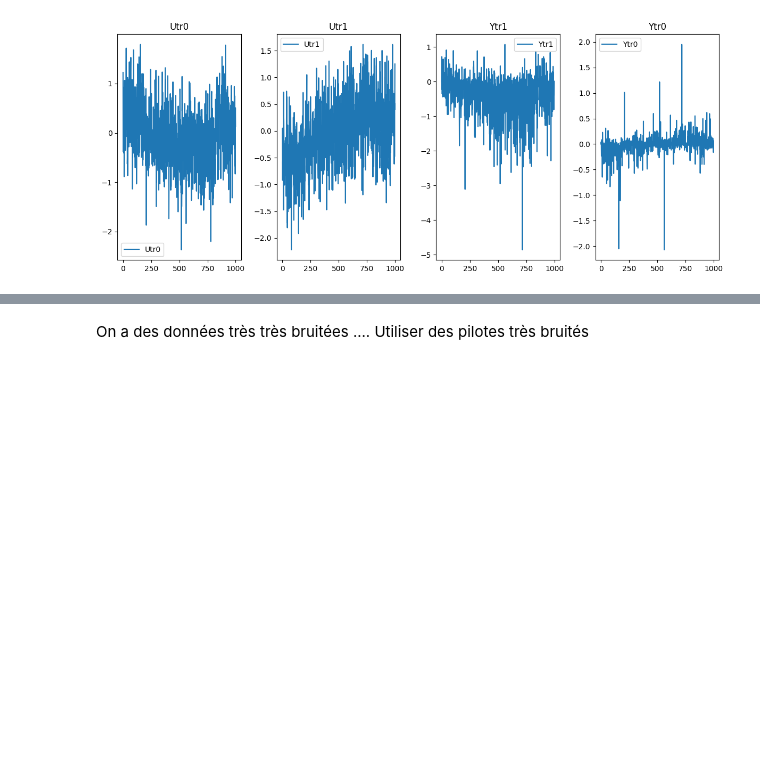
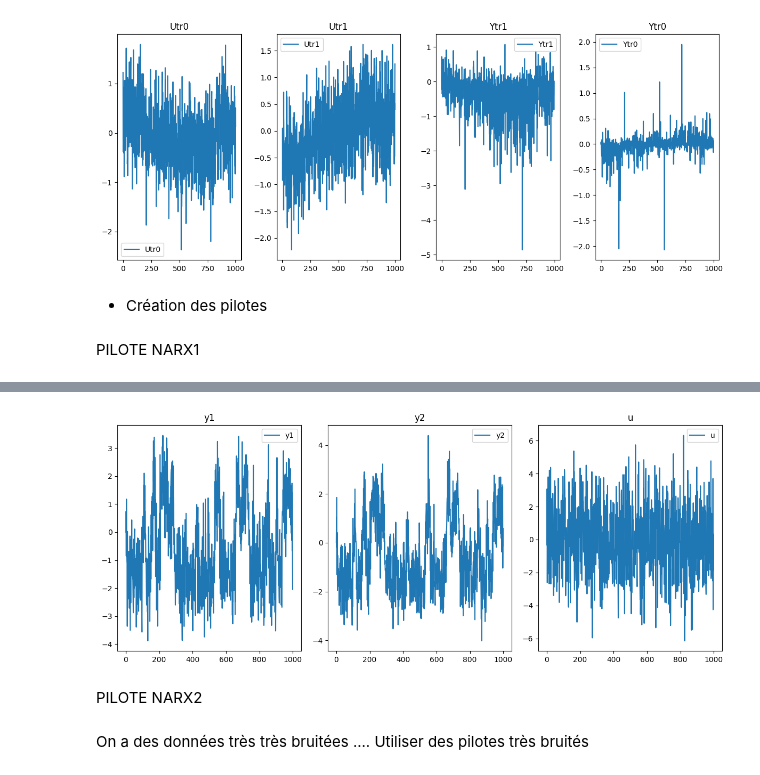
Before and after one commit to Mathis-Vrgt/projet-infoF422, a Jupyter notebook: projet.ipynb, the cells around one changed output, grey strips where cells are left out. Drawn from its saved outputs; the diff is of its cells as text; code cells hidden in the pictures; blank space fills up the shorter version.

Commit message:
génération de NARX1

```diff
--- a/projet.ipynb
+++ b/projet.ipynb
@@ -93,3 +93,67 @@ Uts2 shape: (1000, 2)
 3 -0.235810  0.020866
 4 -0.080339 -0.352666
 [figure]
+# %% [markdown]
+- Création des pilotes
+# %% [markdown]
+PILOTE NARX1
+# %%
+n_points = 1000
+# création des pilotes donnés dans l'énoncé
+
+# génération de U
+U_Narx1_train = pd.DataFrame(columns=['u'])
+Y_Narx1_train = pd.DataFrame(columns=['y1', 'y2'])
+# générer U qui suit une distribution normale (moyenne 0, écart-type 2) : mon choix
+# arbitraire
+U_Narx1_train['u'] = np.random.normal(0, 2, size=n_points+1)
+# n+1 points car on a u-1 qui doit être défini pour générer y1_1 et y2_1 :
+# on change sa valeur en 0 après
+U_Narx1_train.loc[0, 'u'] = 0 # pour respecter l'énoncé =u-1 = 0
+U_Narx1_train.loc[1, 'u'] = 0 # u0 = 0
+
+print(U_Narx1_train.head())
+print("shape U", U_Narx1_train.shape)
+
+
+# génération de Y
+# y1_0 = 0, y2_0 = 0 # cf énoncé : je me mets dans le m^me cas que les données réelles
+# à prédire (exo principal du projet)
+y1_0 = 0
+y2_0 = 0
+# y-1 = 0, y-2 = 0 # cf énoncé, nécessaire pour générer y1_1 et y2_1
+y1_minus_1 = 0
+y2_minus_1 = 0
+Y_Narx1_train.loc[0] = [y1_minus_1, y2_minus_1]
+Y_Narx1_train.loc[1] = [y1_0, y2_0]
+
+for i in range(2, n_points+1): # on est décalé à 2 car on a ajouter y-1
+    # les indices seront réglés après la boucle
+    # deux formules données dans l'énoncé
+    y1_i = 0.5 * Y_Narx1_train['y2'].iloc[i-2] + np.sin(Y_Narx1_train['y2'].iloc[i-1]) + 0.3 * U_Narx1_train['u'].iloc[i-2] + np.random.normal(loc=0, scale=0.5)
+    y2_i = 0.5 * Y_Narx1_train['y1'].iloc[i-2] + np.sin(Y_Narx1_train['y1'].iloc[i-1]) + 0.2 * U_Narx1_train['u'].iloc[i-1] + np.random.normal(loc=0, scale=0.5)
+    Y_Narx1_train.loc[i] = [y1_i, y2_i]
+
+# enlever la première ligne qui correspond à y-1 et u-1et qui ont servi à générer les données
+Y_Narx1_train = Y_Narx1_train.drop(index=0).reset_index(drop=True)
+U_Narx1_train = U_Narx1_train.drop(index=0).reset_index(drop=True)
+
+print(Y_Narx1_train.head(10))
+print("shape Y", Y_Narx1_train.shape)
+print("shape U", U_Narx1_train.shape)
+
+
+# visualiser les données générées
+figure, axes = plt.subplots(1, 3, figsize=(12, 5))
+axes[0].plot(Y_Narx1_train['y1'], label='y1')
+axes[0].set_title('y1')
+axes[0].legend()
+axes[1].plot(Y_Narx1_train['y2'], label='y2')
+axes[1].set_title('y2')
+axes[1].legend()
+axes[2].plot(U_Narx1_train['u'], label='u')
+axes[2].set_title('u')
+axes[2].legend()
+plt.tight_layout()
+plt.show()
+# %% [output]
@@ -95,0 +180,3 @@ Uts2 shape: (1000, 2)
+[figure, added]
+# %% [markdown]
+PILOTE NARX2
```
Also changed, not shown: parts of 2 cells of this notebook.
